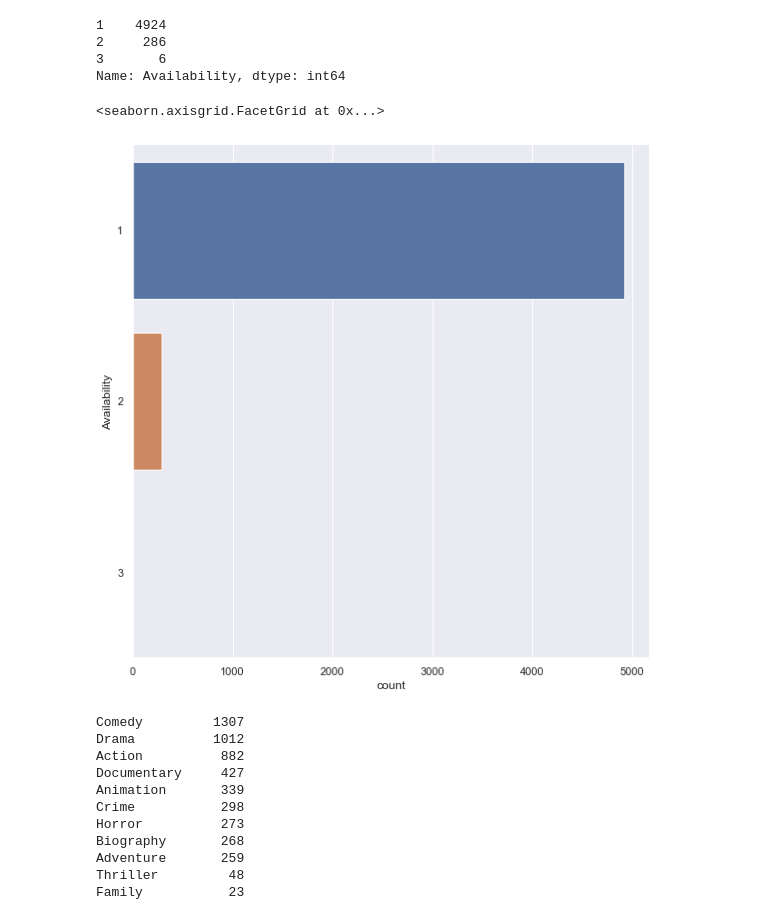
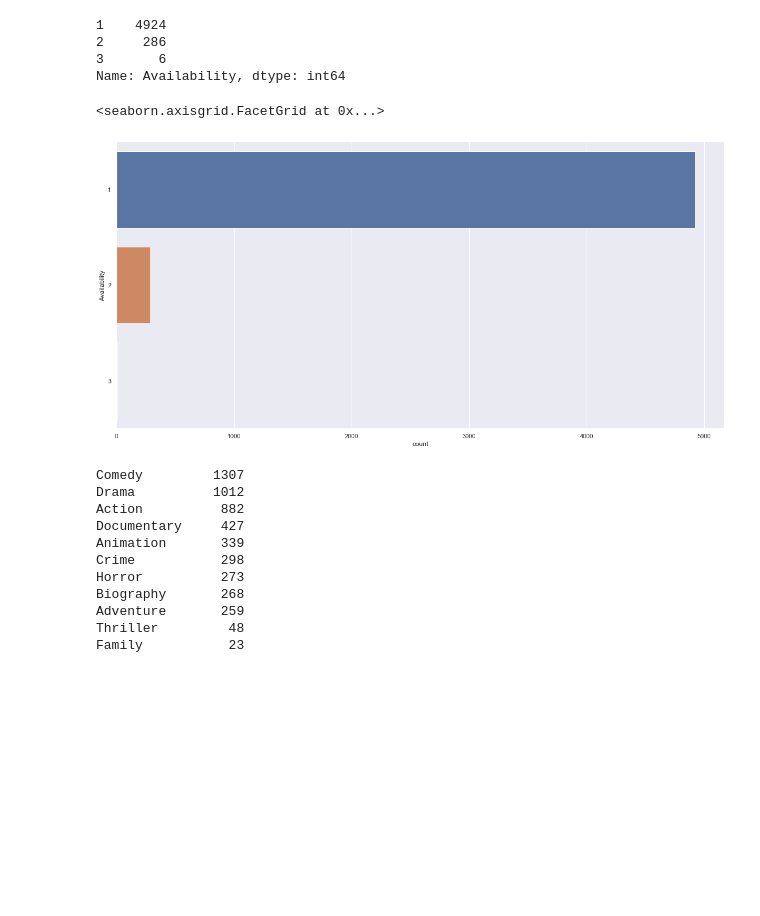
Before and after one commit to rlim066/SC1015-Data-Science-AI-Working-Set-, a Jupyter notebook: EDA PORTION.ipynb, the cells around one changed output. Cells and saved outputs as stored; diff of their text form; code cells hidden in the pictures; blank space fills up the shorter version.

```diff
--- a/EDA PORTION.ipynb
+++ b/EDA PORTION.ipynb
@@ -8,8 +8,8 @@ import seaborn as sb
 import matplotlib.pyplot as plt
 sb.set() # set the default Seaborn style for graphics
 # %%
-moviedata = pd.read_csv('Final-CLEAN-Dataset.csv')
-moviedata.head(n = 10)
+df1 = pd.read_csv('Final-CLEAN-Dataset.csv')
+df1.head(n = 10)
 # %% [output]
 |  | ID | Title | Decade | Age of Movie | Age Category | IMDb | Rotten | Availability | Genres | ... |
 | 0 | 1 | Inception | 2010s | 12 | 13+ | 8.8 | 87 | 1 | Action | ... |
@@ -34,3 +34,14 @@ moviedata.describe()
 | 50% | 2778.500000 | 10.000000 | 6.300000 | 61.000000 | 1.000000 | 99.000000 |
 | 75% | 4167.250000 | 19.000000 | 7.000000 | 77.000000 | 1.000000 | 110.250000 |
 | max | 5556.000000 | 120.000000 | 9.000000 | 100.000000 | 3.000000 | 359.000000 |
+# %%
+df1_numeric = ["IMDb", "Rotten", "Runtime", "Age of Movie"]
+# Draw boxplot, histplot and violinplot of IMDb, Rotten and Runtime
+f, axes = plt.subplots(4, 3, figsize=(20, 20))
+
+count = 0
+for i in df1_numeric:
+    sb.boxplot(data = df1[i], orient = "h", ax = axes[count,0])
+    sb.histplot(data = df1[i], ax = axes[count,1])
+    sb.violinplot(data = df1[i], orient = "h", ax = axes[count,2])
+    count += 1
@@ -37,13 +54,13 @@ moviedata.describe()
 # %%
 # Quantile 25% and 75%
-Q1 = moviedata['Runtime'].quantile(0.25)
-Q3 = moviedata['Runtime'].quantile(0.75)
+Q1 = df1['Runtime'].quantile(0.25)
+Q3 = df1['Runtime'].quantile(0.75)
 
 #Interquartile range (IQR)
 IQR = Q3 - Q1
 
 # Remove the outliers
-moviedata = moviedata.drop(moviedata[(moviedata['Runtime'] <= Q1 - 1.5*IQR) | (moviedata['Runtime'] >= Q3 + 1.5*IQR)].index)
+moviedata = df1.drop(df1[(df1['Runtime'] <= Q1 - 1.5*IQR) | (df1['Runtime'] >= Q3 + 1.5*IQR)].index)
 moviedata
 # %% [output]
 |  | ID | Title | Decade | Age of Movie | Age Category | IMDb | Rotten | Availability | Genres | ... |
@@ -191,10 +218,10 @@ moviedata["Availability"].value_counts()
 3       6
 Name: Availability, dtype: int64
 # %%
-sb.catplot(y = "Availability", data = moviedata[EDA_categorical], kind = "count", order = Availability_order, height = 8)
+sb.catplot(y = "Availability", data = moviedata[EDA_categorical], kind = "count", order = Availability_order, height = 8, aspect=2)
 # %% [output]
 <seaborn.axisgrid.FacetGrid at 0x...>
-[figure, old version]
+[figure, new version]
 # %%
 moviedata["Genres"].value_counts()
 # %% [output]
```
Also changed, not shown: parts of 17 cells of this notebook, 1 other file.
